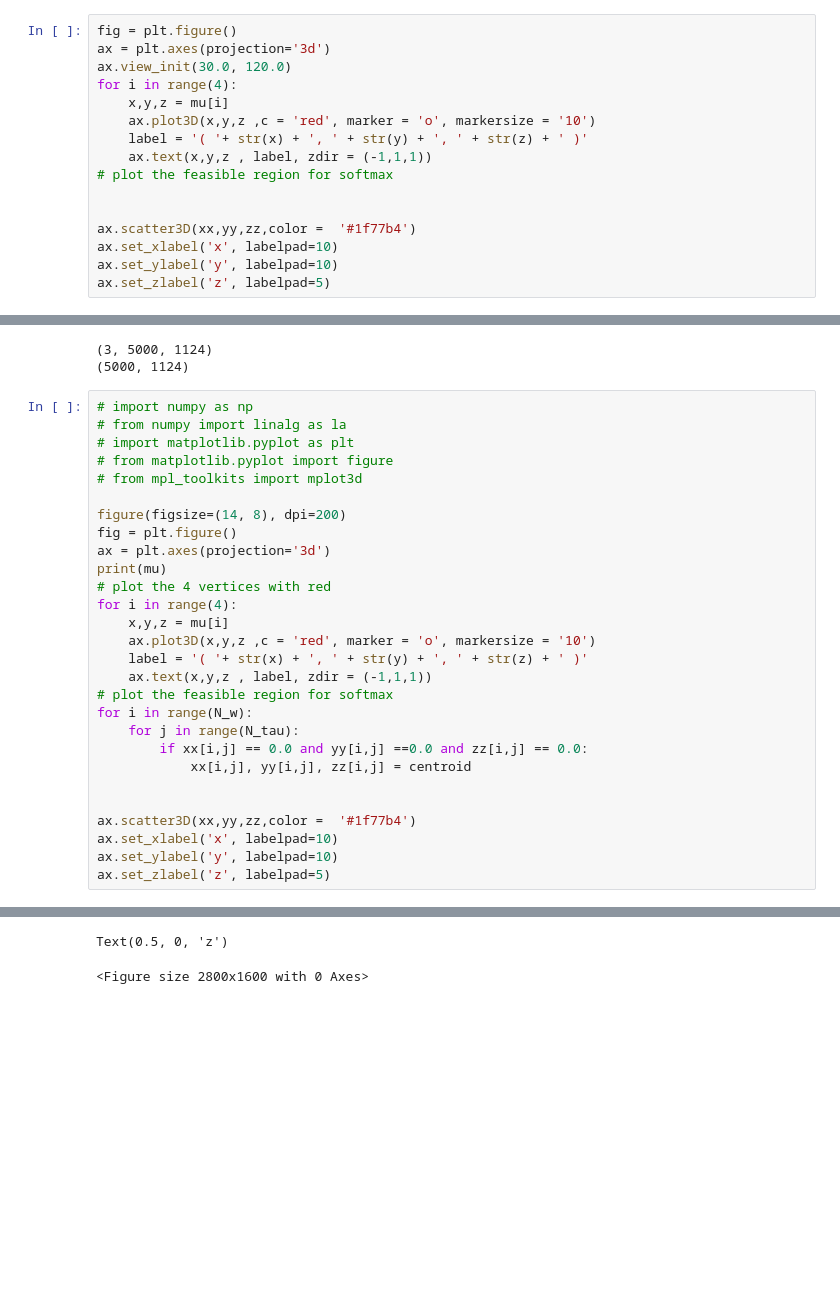
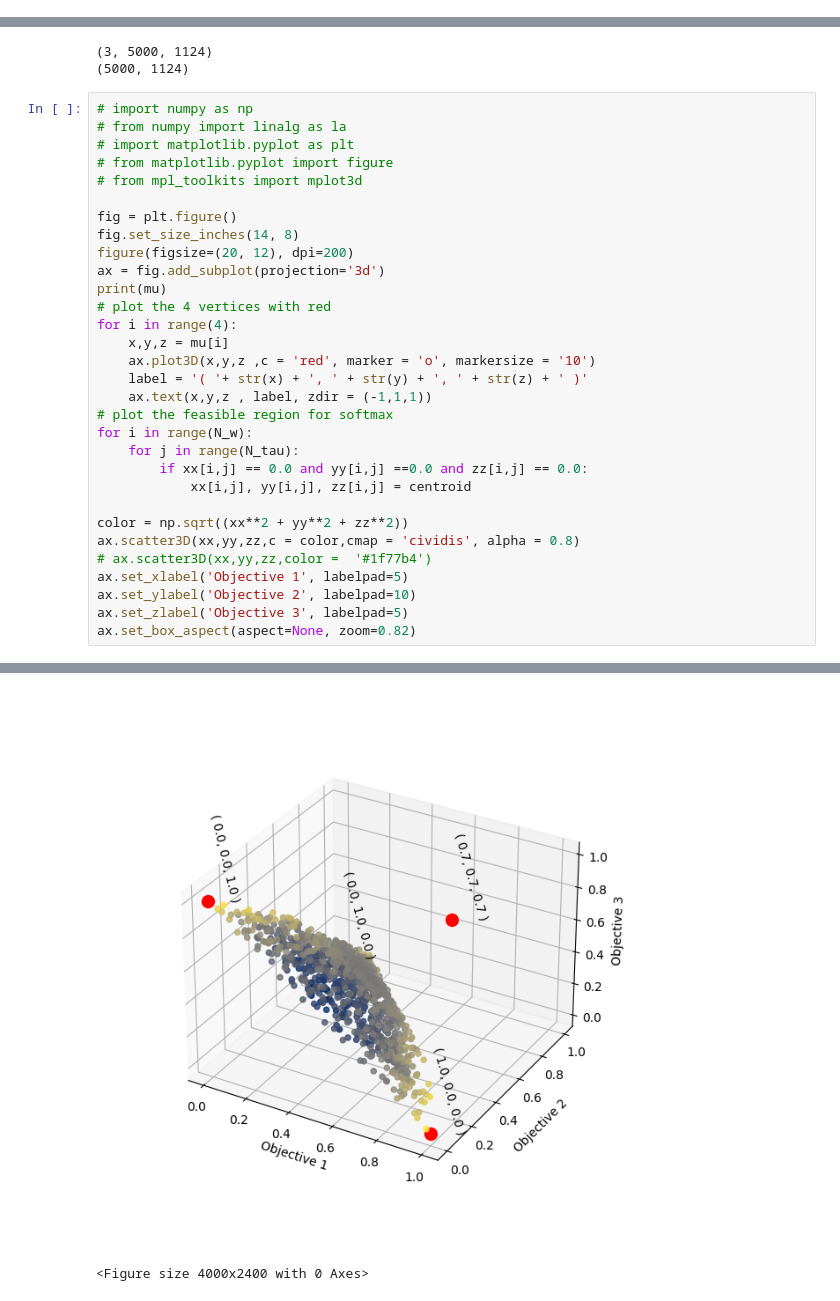
Before and after one commit to eza0107/Multi-Objective-Bandits, a Jupyter notebook: Three Dimensional Plots.ipynb, the cells around one changed output, grey strips where cells are left out. Saved outputs shown, nothing was run; the diff lists cells and outputs as text; blank space fills up the shorter version.

```diff
--- a/Three Dimensional Plots.ipynb
+++ b/Three Dimensional Plots.ipynb
@@ -177,16 +212,0 @@ Text(0.5, 0, 'z')
-# %%
-fig = plt.figure()
-ax = plt.axes(projection='3d')
-ax.view_init(30.0, 120.0)
-for i in range(4):
-    x,y,z = mu[i]
-    ax.plot3D(x,y,z ,c = 'red', marker = 'o', markersize = '10')
-    label = '( '+ str(x) + ', ' + str(y) + ', ' + str(z) + ' )'
-    ax.text(x,y,z , label, zdir = (-1,1,1))
-# plot the feasible region for softmax
-
-
-ax.scatter3D(xx,yy,zz,color =  '#1f77b4')
-ax.set_xlabel('x', labelpad=10)
-ax.set_ylabel('y', labelpad=10)
-ax.set_zlabel('z', labelpad=5)
@@ -237,9 +254,10 @@ print(xx.shape)
 # from matplotlib.pyplot import figure
 # from mpl_toolkits import mplot3d
 
-figure(figsize=(14, 8), dpi=200)
 fig = plt.figure()
-ax = plt.axes(projection='3d')
+fig.set_size_inches(14, 8)
+figure(figsize=(20, 12), dpi=200)
+ax = fig.add_subplot(projection='3d')
 print(mu)
 # plot the 4 vertices with red
 for i in range(4):
@@ -253,9 +271,11 @@ for i in range(N_w):
         if xx[i,j] == 0.0 and yy[i,j] ==0.0 and zz[i,j] == 0.0:
             xx[i,j], yy[i,j], zz[i,j] = centroid
 
-
-ax.scatter3D(xx,yy,zz,color =  '#1f77b4')
-ax.set_xlabel('x', labelpad=10)
-ax.set_ylabel('y', labelpad=10)
-ax.set_zlabel('z', labelpad=5)
+color = np.sqrt((xx**2 + yy**2 + zz**2))
+ax.scatter3D(xx,yy,zz,c = color,cmap = 'cividis', alpha = 0.8)
+# ax.scatter3D(xx,yy,zz,color =  '#1f77b4')
+ax.set_xlabel('Objective 1', labelpad=5)
+ax.set_ylabel('Objective 2', labelpad=10)
+ax.set_zlabel('Objective 3', labelpad=5)
+ax.set_box_aspect(aspect=None, zoom=0.82)
 # %% [output]
@@ -266,2 +286,2 @@ ax.set_zlabel('z', labelpad=5)
+[figure, new version]
-Text(0.5, 0, 'z')
+<Figure size 4000x2400 with 0 Axes>
-<Figure size 2800x1600 with 0 Axes>
```
Also changed, not shown: parts of 7 cells of this notebook, 8 other files.
